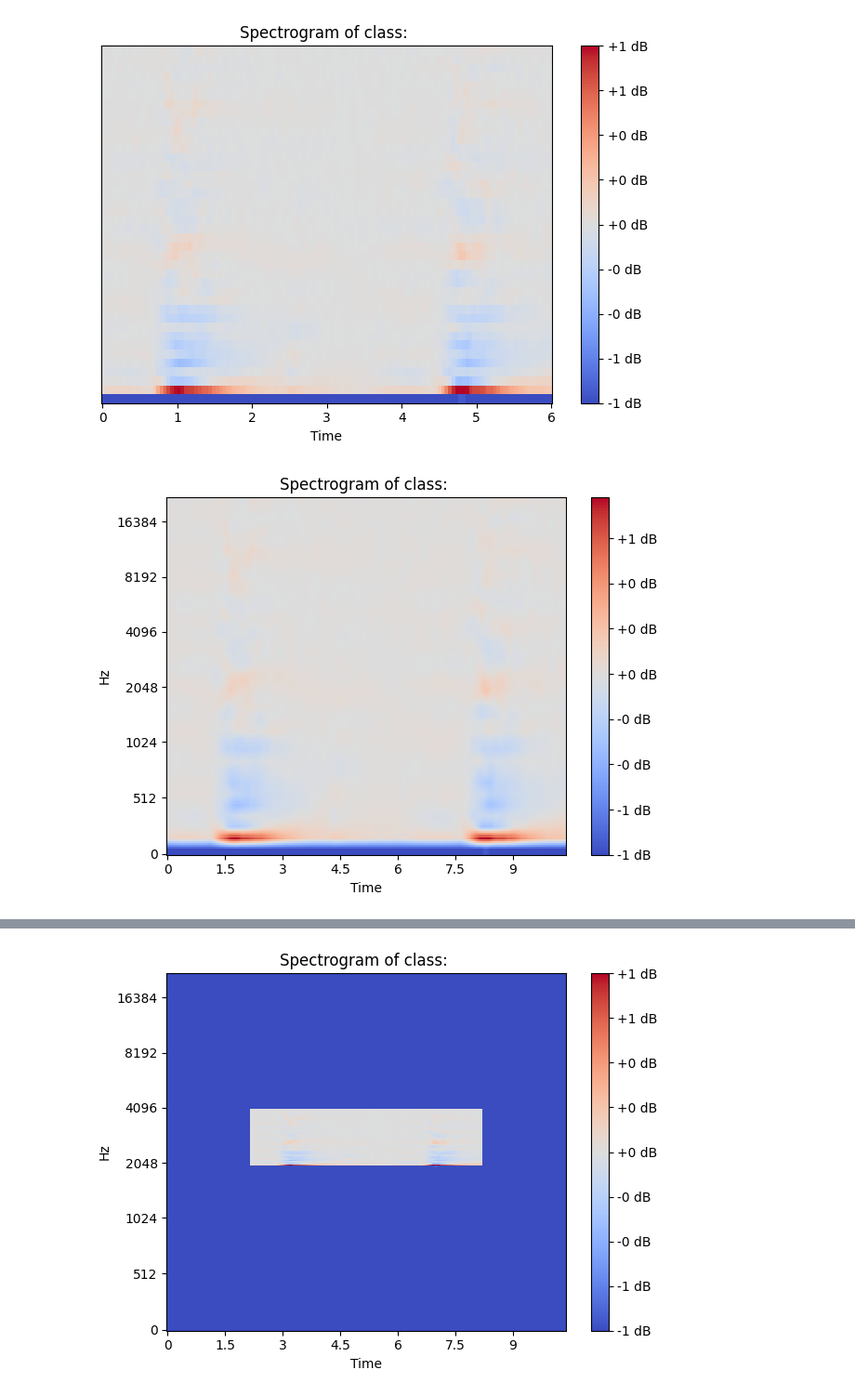
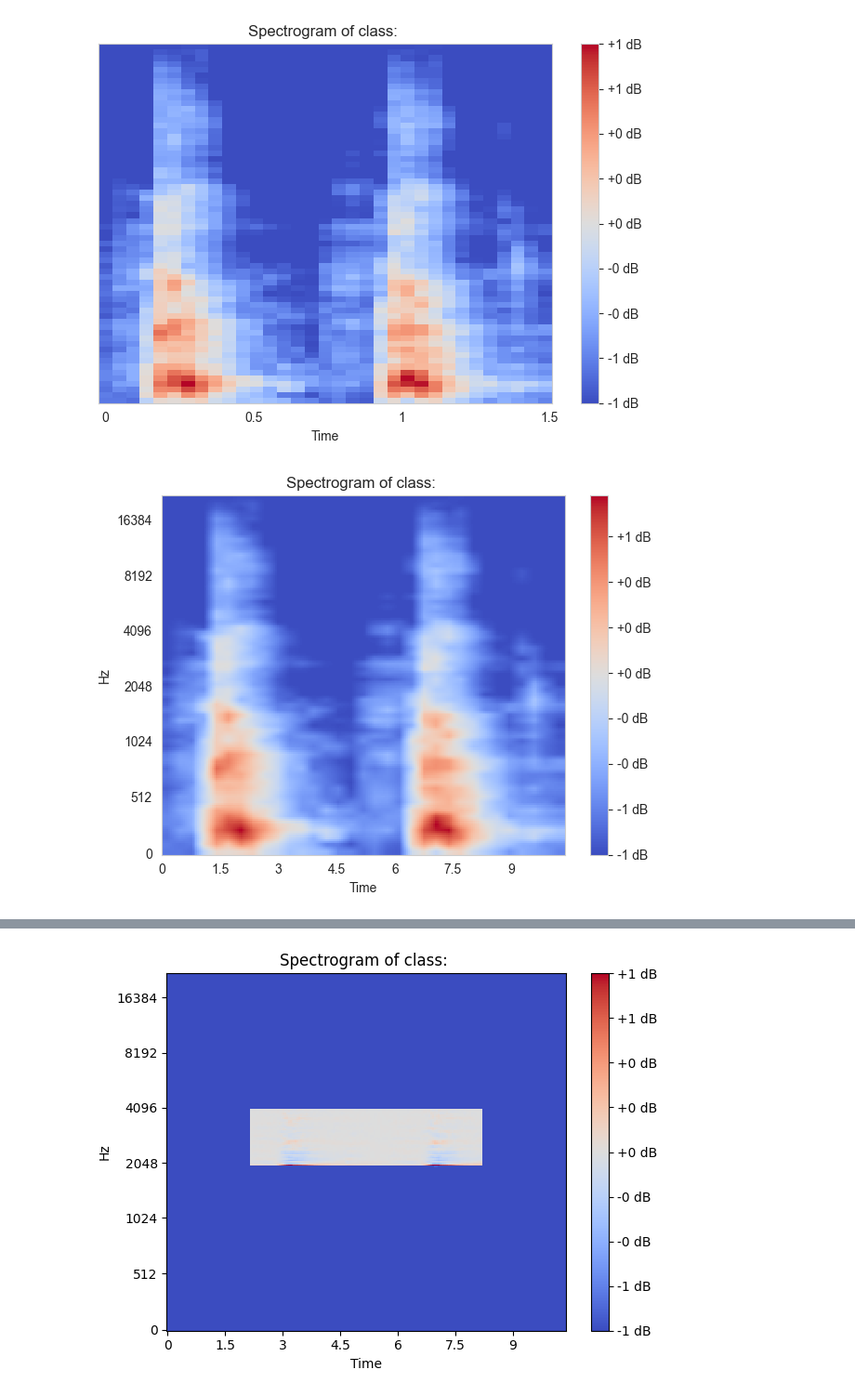
Before and after one commit to siikmusic/diploma-sound-event-recognition, a Jupyter notebook: image_resize.ipynb, the cells around one changed output, grey strips where cells are left out. Shown at 93% size. Drawn from its saved outputs; the diff is of its cells as text; code cells hidden in the pictures.

```diff
--- a/image_resize.ipynb
+++ b/image_resize.ipynb
@@ -1,19 +1,19 @@
 # %%
 import numpy as np
 import librosa
 import matplotlib.pyplot as plt
 import cv2
-spectrogram = np.load("0_1-30344-A-0_1_original.npy")
+spectrogram = np.load("0_1-30344-A-0_0_original.npy")
 spectrogram = np.expand_dims(spectrogram, axis=-1)
 spectrogram = np.repeat(spectrogram, 3, axis=-1)
 
 librosa.display.specshow(spectrogram[:,:,0], sr=44100, hop_length=2048, n_fft=4096,x_axis='time')
 plt.colorbar(format='%+2.0f dB')
 plt.title('Spectrogram of class: ')
 plt.tight_layout()
 plt.show()
 # %% [output]
-[figure, old version]
+[figure, new version]
 # %%
 def interpolate_image(image, output_shape = (224,224),interpolation = cv2.INTER_LINEAR):
     return cv2.resize(image, output_shape, interpolation = interpolation)
@@ -25,7 +25,7 @@ plt.title('Spectrogram of class: ')
 plt.tight_layout()
 plt.show()
 # %% [output]
-[figure, old version]
+[figure, new version]
 # %%
 from numpy.fft import fft2, ifft2, fftshift, ifftshift, ifft
 
```
Also changed, not shown: parts of 1 cell of this notebook, 2 other files.
